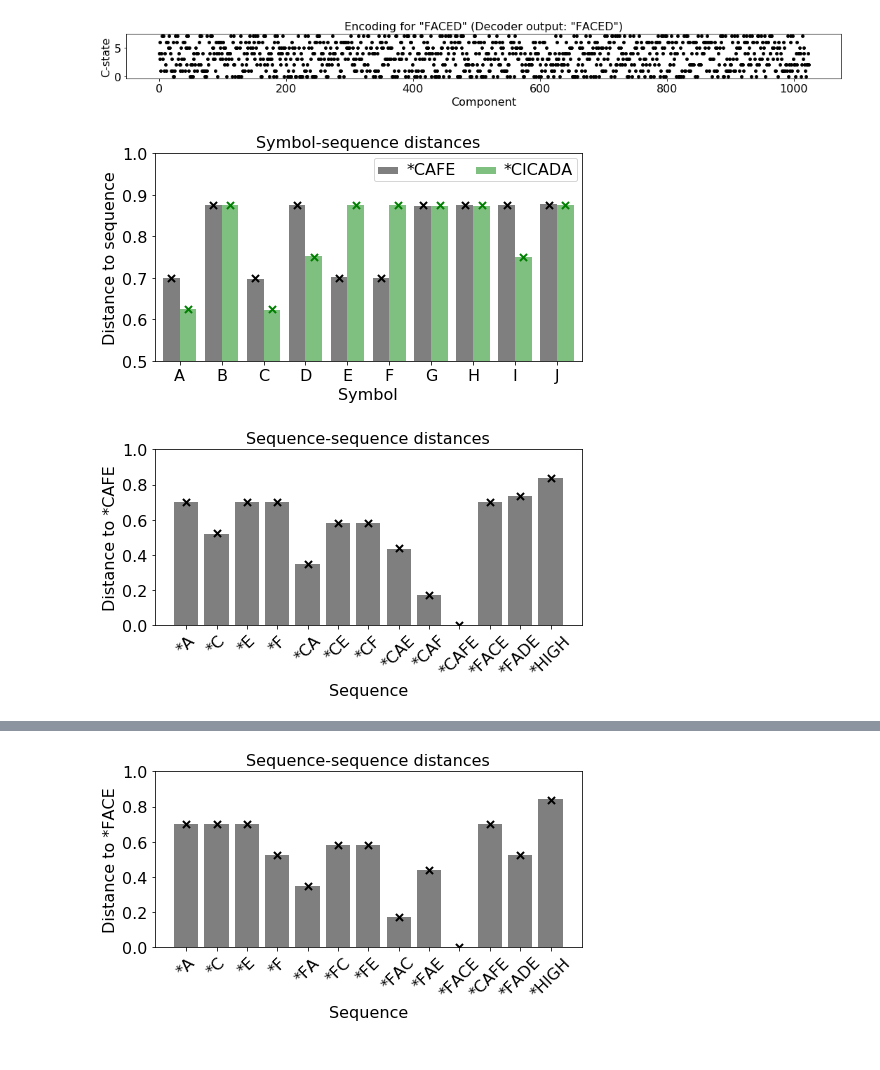
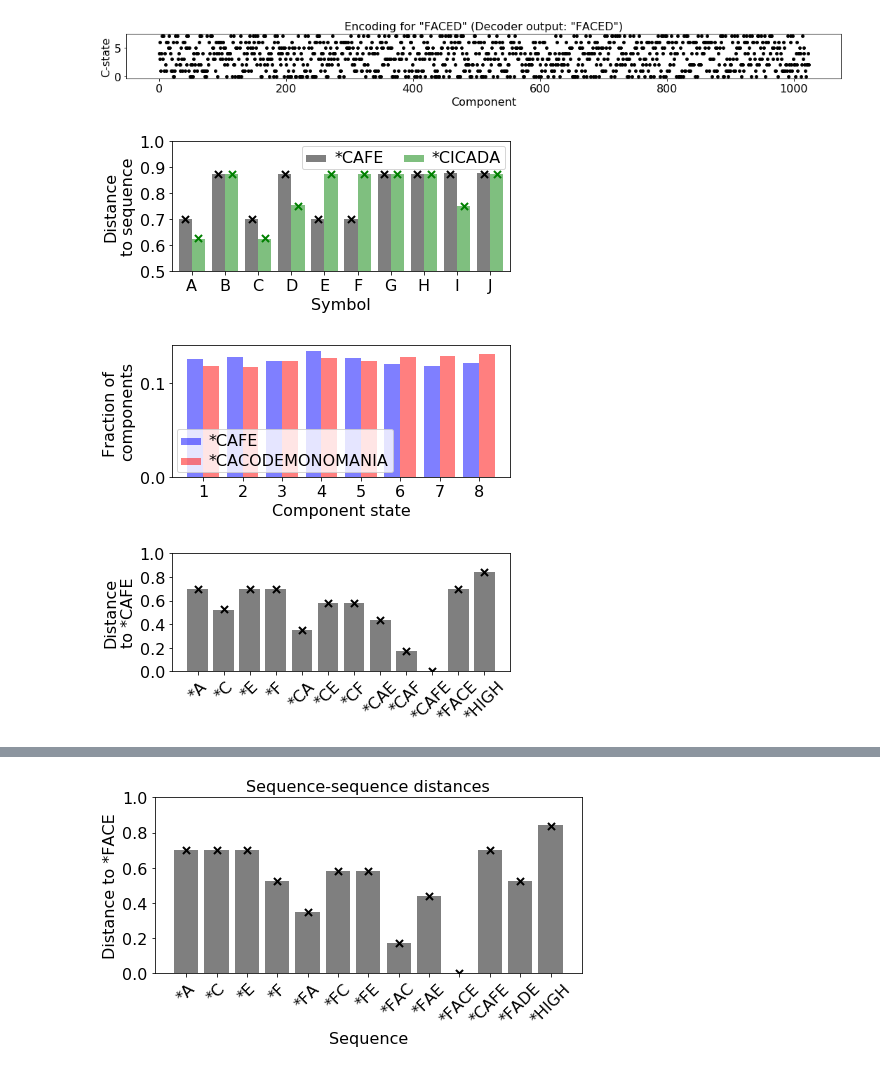
Before and after one commit to rkp8000/crossing_over, a Jupyter notebook: 1_encoding.ipynb, the cells around one changed output, grey strips where cells are left out. Saved outputs shown, nothing was run; the diff lists cells and outputs as text; code cells hidden in the pictures.

Commit message:
Modify to make fig panels for NeurIPS 2019 workshop.

```diff
--- a/1_encoding.ipynb
+++ b/1_encoding.ipynb
@@ -192,45 +192,74 @@ for y in ['CAFE', 'CICADA', 'DECAF', 'FACED']:
 N_TRIALS = 100
 X_LIM = (-1, 10)
 
-fig, ax = plt.subplots(1, 1, figsize=(7, 4), tight_layout=True)
+fig, ax = plt.subplots(1, 1, figsize=(6, 2.75), tight_layout=True)
 hs = []
 
 for y, c, x_off in zip(['CAFE', 'CICADA'], ['k', 'g'], [-.2, .2]):
     # generate simulated similarities
     dst = np.nan * np.zeros((N_TRIALS, len(D)))
 
     for seed in range(N_TRIALS):
         encoder = Encoder(seed, D, N, Z, GAM)
         x = encoder.encode(y)
         dst[seed] = [hamming(x, encoder.xs[i]) for i in range(encoder.m)]
 
     h = ax.bar(np.arange(len(D)) + x_off, dst.mean(0), width=.4, color=c, alpha=.5, label='*' + y)
 
     # plot exact distances
     dst_exact = [1 - encoder.smty_seq_sbl(y, s_)[0] for s_ in D]
     ax.scatter(np.arange(len(dst_exact)) + x_off, dst_exact, c=c, s=50, marker='x', lw=2)
     hs.append(h)
 
 ax.set_xlim(X_LIM[0]+.4, X_LIM[1]-.4)
 ax.set_ylim(.5, 1)
 
 ax.set_xticks(range(X_LIM[1]))
 ax.set_xticklabels(D[:X_LIM[1]])
 
 ax.set_xlabel('Symbol')
-ax.set_ylabel('Distance to sequence')
-ax.set_title('Symbol-sequence distances')
+ax.set_ylabel('Distance\nto sequence')
 
 ax.legend(handles=hs, ncol=2)
 
 set_font_size(ax, 16)
+
+fig.savefig('panel_svgs/sbl_seq_dst.svg')
 # %% [output]
-[figure, old version]
+[figure, new version]
+# %%
+# plot c-state distribution for different sequences
+ys = ['CAFE', 'CACODEMONOMANIA']
+fig, ax = plt.subplots(1, 1, figsize=(6, 2.75), tight_layout=True)
+
+encoder = Encoder(0, D, 4*N, Z, GAM)
+xs = []
+
+for y in ys:
+    xs.append(encoder.encode(y))
+
+bins = np.arange(Z+1) - .5
+ax.hist(xs, bins, alpha=.5, color=['b', 'r'], normed=True)
+
+ax.legend(['*' + y for y in ys], loc='lower left')
+
+ax.set_ylabel('Fraction of \ncomponents')
+
+ax.set_xlabel('Component state')
+ax.set_xticks(np.arange(Z))
+ax.set_xticklabels(1 + np.arange(Z))
+ax.set_yticks([0, .1])
+
+set_font_size(ax, 16)
+
+fig.savefig('panel_svgs/c_state_dstr.svg')
+# %% [output]
+[figure, added]
 # %%
 # plot expected and true seq-seq similarities
 N_TRIALS = 100
 y = 'CAFE'
-y_s = ['A', 'C', 'E', 'F', 'CA', 'CE', 'CF', 'CAE', 'CAF', 'CAFE' ,'FACE', 'FADE', 'HIGH']
+y_s = ['A', 'C', 'E', 'F', 'CA', 'CE', 'CF', 'CAE', 'CAF', 'CAFE' ,'FACE', 'HIGH']
 
 dst = np.nan * np.zeros((N_TRIALS, len(y_s)))
 
@@ -243,7 +272,7 @@ for seed in range(N_TRIALS):
 
 dst_exact = [1 - encoder.smty_seq_seq(y, y_)[0] for y_ in y_s]
 
-fig, ax = plt.subplots(1, 1, figsize=(7, 4), tight_layout=True)
+fig, ax = plt.subplots(1, 1, figsize=(6, 2.75), tight_layout=True)
 
 ax.bar(np.arange(len(y_s)), dst.mean(0), width=.8, color='k', alpha=.5)
 ax.scatter(np.arange(len(y_s)), dst_exact, c='k', s=50, marker='x', lw=2)
@@ -252,9 +281,9 @@ ax.set_ylim(0, 1)
 
 ax.set_xticks(np.arange(len(y_s)))
 ax.set_xticklabels(['*' + y_ for y_ in y_s], rotation=45)
-ax.set_xlabel('Sequence')
-ax.set_ylabel('Distance to *{}'.format(y))
-ax.set_title('Sequence-sequence distances')
+ax.set_ylabel('Distance\nto *{}'.format(y))
 set_font_size(ax, 16)
+
+fig.savefig('panel_svgs/seq_dst_cafe.svg')
 # %% [output]
-[figure, old version]
+[figure, new version]
```
Also changed, not shown: parts of 2 cells of this notebook, 4 other files.
